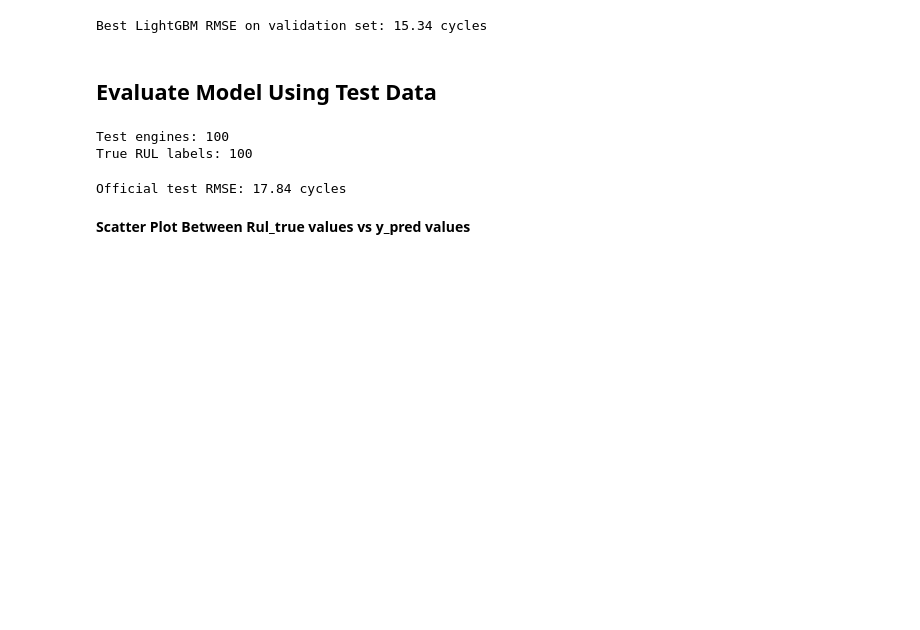
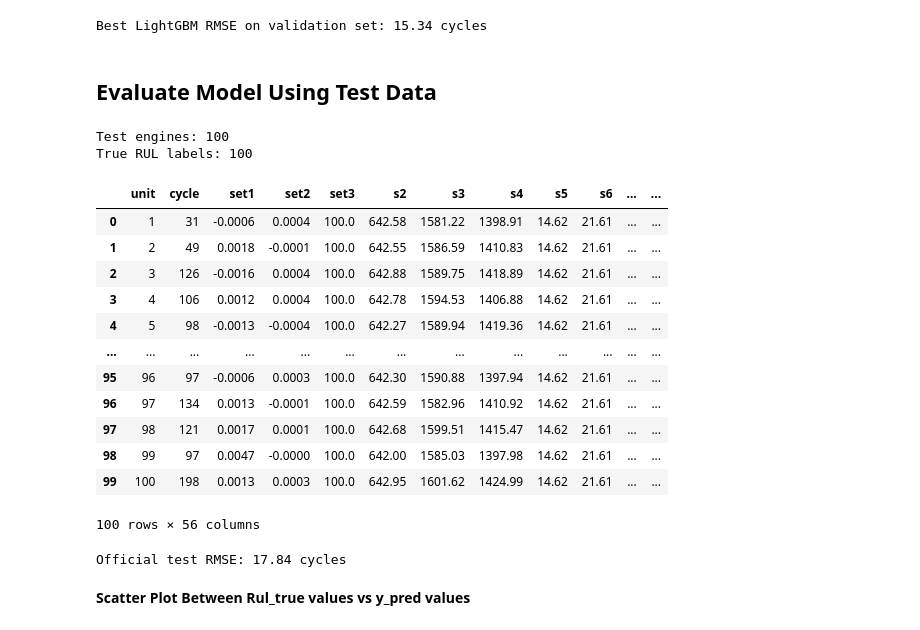
Before and after one commit to amanvashisth/Predicting-jet-engine-failures, a Jupyter notebook: notebooks/ml_workflow.ipynb, the cells around one changed output. Drawn from its saved outputs; the diff is of its cells as text; code cells hidden in the pictures; blank space fills up the shorter version.

```diff
--- a/notebooks/ml_workflow.ipynb
+++ b/notebooks/ml_workflow.ipynb
@@ -292,35 +292,21 @@ print("True RUL labels:", len(rul_true))
 # %% [output]
 Test engines: 100
 True RUL labels: 100
-# %%
-# Identify sensor columns in the training set
-sensors = [
-    col for col in X_train.columns
-    if col.startswith("s") and col[1:].isdigit()
-]
-
-# Sort the test set by engine ID and cycle number
-test = test.sort_values(["unit", "cycle"]).copy()
-
-# Calculate rolling statistics for each sensor
-for sensor in sensors:
-    test[f"{sensor}_mean_15"] = (
-        test.groupby("unit")[sensor]
-        .transform(lambda x: x.rolling(15, min_periods=1).mean())
-    )
-
-    test[f"{sensor}_std_15"] = (
-        test.groupby("unit")[sensor]
-        .transform(lambda x: x.rolling(15, min_periods=1).std())
-        .fillna(0)
-    )
-
-# Get the last observed cycle for each engine in the test set
-test_last = (
-    test.groupby("unit", sort=True)
-    .tail(1)
-    .sort_values("unit")
-    .reset_index(drop=True)
-)
+# %%
+test_last
+# %% [output]
+|  | unit | cycle | set1 | set2 | set3 | s2 | s3 | s4 | s5 | s6 | ... | ... |
+| 0 | 1 | 31 | -0.0006 | 0.0004 | 100.0 | 642.58 | 1581.22 | 1398.91 | 14.62 | 21.61 | ... | ... |
+| 1 | 2 | 49 | 0.0018 | -0.0001 | 100.0 | 642.55 | 1586.59 | 1410.83 | 14.62 | 21.61 | ... | ... |
+| 2 | 3 | 126 | -0.0016 | 0.0004 | 100.0 | 642.88 | 1589.75 | 1418.89 | 14.62 | 21.61 | ... | ... |
+| 3 | 4 | 106 | 0.0012 | 0.0004 | 100.0 | 642.78 | 1594.53 | 1406.88 | 14.62 | 21.61 | ... | ... |
+| 4 | 5 | 98 | -0.0013 | -0.0004 | 100.0 | 642.27 | 1589.94 | 1419.36 | 14.62 | 21.61 | ... | ... |
+| ... | ... | ... | ... | ... | ... | ... | ... | ... | ... | ... | ... | ... |
+| 95 | 96 | 97 | -0.0006 | 0.0003 | 100.0 | 642.30 | 1590.88 | 1397.94 | 14.62 | 21.61 | ... | ... |
+| 96 | 97 | 134 | 0.0013 | -0.0001 | 100.0 | 642.59 | 1582.96 | 1410.92 | 14.62 | 21.61 | ... | ... |
+| 97 | 98 | 121 | 0.0017 | 0.0001 | 100.0 | 642.68 | 1599.51 | 1415.47 | 14.62 | 21.61 | ... | ... |
+| 98 | 99 | 97 | 0.0047 | -0.0000 | 100.0 | 642.00 | 1585.03 | 1397.98 | 14.62 | 21.61 | ... | ... |
+| 99 | 100 | 198 | 0.0013 | 0.0003 | 100.0 | 642.95 | 1601.62 | 1424.99 | 14.62 | 21.61 | ... | ... |
+100 rows × 56 columns
 # %%
 # Match test features to the model's training feature columns
```
Also changed, not shown: parts of 14 cells of this notebook, 1 other file.
